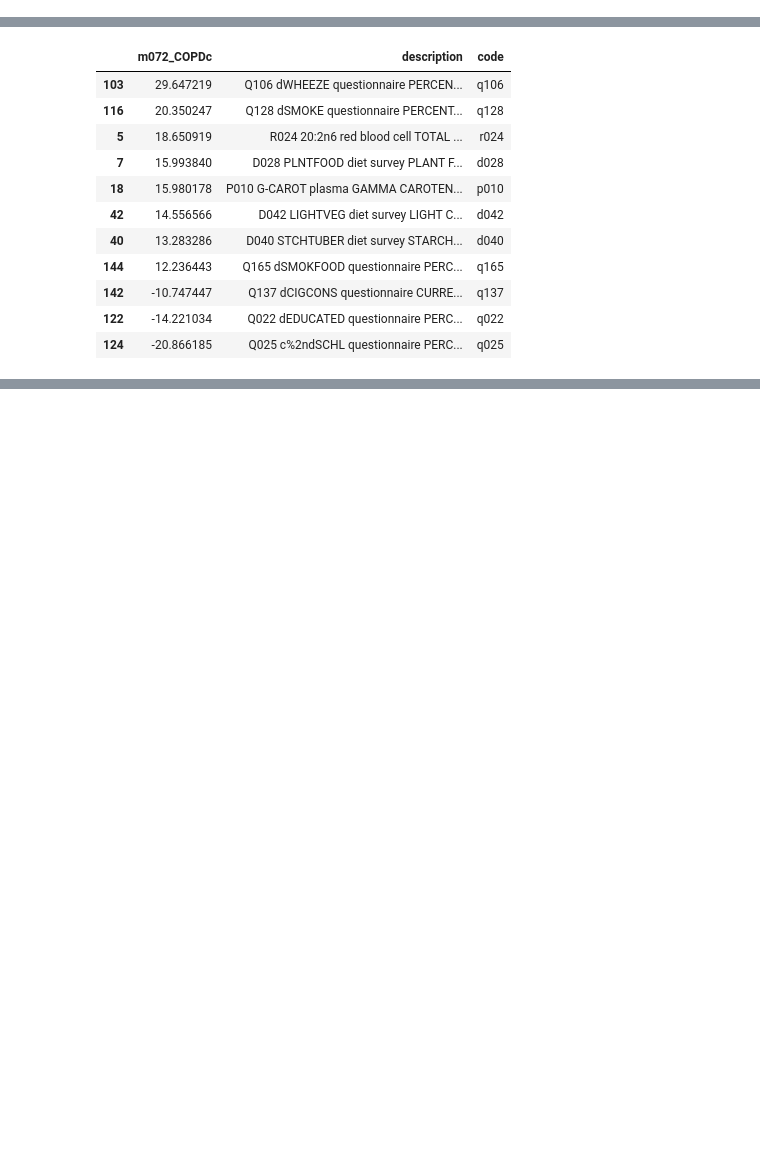
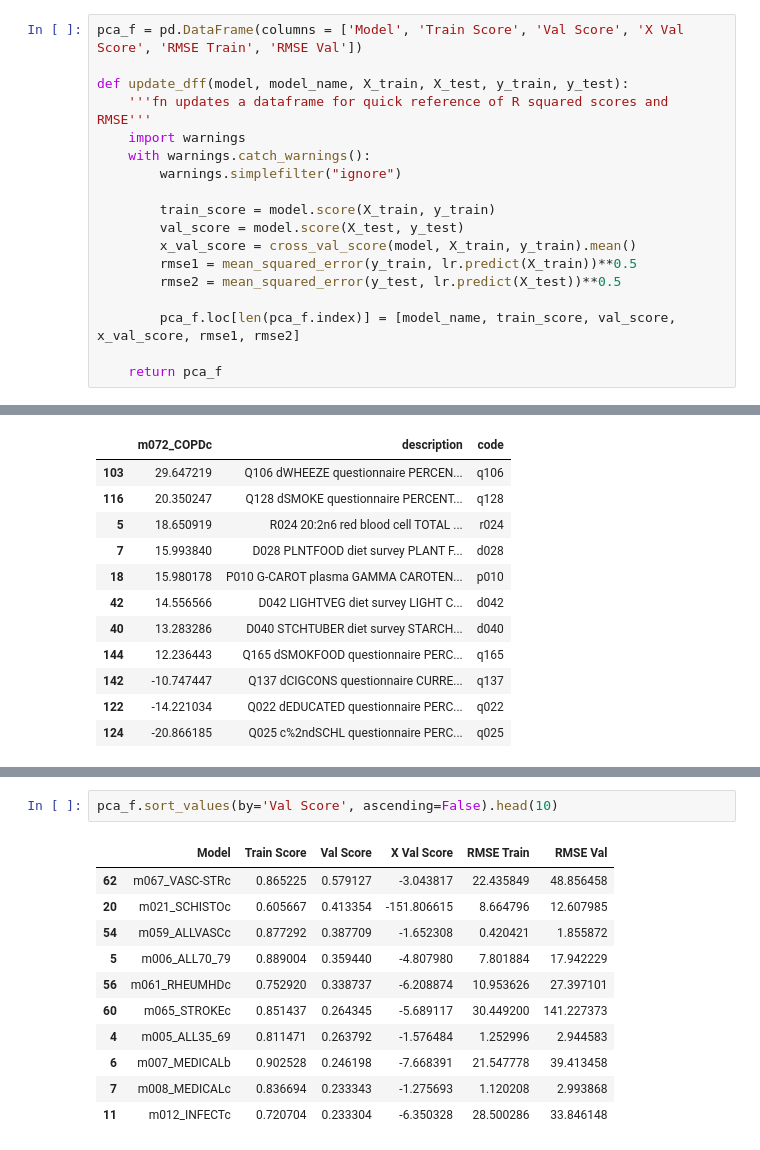
Before and after one commit to colbytse/community_health_project, a Jupyter notebook: modeling-ct.ipynb, the cells around one changed output, grey strips where cells are left out. Drawn from its saved outputs; the diff is of its cells as text; blank space fills up the shorter version.

```diff
--- a/modeling-ct.ipynb
+++ b/modeling-ct.ipynb
@@ -35,0 +72,18 @@ def update_df(model, model_name):
+# %%
+pca_f = pd.DataFrame(columns = ['Model', 'Train Score', 'Val Score', 'X Val Score', 'RMSE Train', 'RMSE Val'])
+
+def update_dff(model, model_name, X_train, X_test, y_train, y_test):
+    '''fn updates a dataframe for quick reference of R squared scores and RMSE'''
+    import warnings
+    with warnings.catch_warnings():
+        warnings.simplefilter("ignore")
+
+        train_score = model.score(X_train, y_train)
+        val_score = model.score(X_test, y_test)
+        x_val_score = cross_val_score(model, X_train, y_train).mean()
+        rmse1 = mean_squared_error(y_train, lr.predict(X_train))**0.5
+        rmse2 = mean_squared_error(y_test, lr.predict(X_test))**0.5
+
+        pca_f.loc[len(pca_f.index)] = [model_name, train_score, val_score, x_val_score, rmse1, rmse2]
+
+    return pca_f
@@ -520,0 +885,14 @@ score_df[['m072_COPDc', 'description', 'code']][np.abs(score_df['m072_COPDc']) >
+# %%
+pca_f.sort_values(by='Val Score', ascending=False).head(10)
+# %% [output]
+|  | Model | Train Score | Val Score | X Val Score | RMSE Train | RMSE Val |
+| 62 | m067_VASC-STRc | 0.865225 | 0.579127 | -3.043817 | 22.435849 | 48.856458 |
+| 20 | m021_SCHISTOc | 0.605667 | 0.413354 | -151.806615 | 8.664796 | 12.607985 |
+| 54 | m059_ALLVASCc | 0.877292 | 0.387709 | -1.652308 | 0.420421 | 1.855872 |
+| 5 | m006_ALL70_79 | 0.889004 | 0.359440 | -4.807980 | 7.801884 | 17.942229 |
+| 56 | m061_RHEUMHDc | 0.752920 | 0.338737 | -6.208874 | 10.953626 | 27.397101 |
+| 60 | m065_STROKEc | 0.851437 | 0.264345 | -5.689117 | 30.449200 | 141.227373 |
+| 4 | m005_ALL35_69 | 0.811471 | 0.263792 | -1.576484 | 1.252996 | 2.944583 |
+| 6 | m007_MEDICALb | 0.902528 | 0.246198 | -7.668391 | 21.547778 | 39.413458 |
+| 7 | m008_MEDICALc | 0.836694 | 0.233343 | -1.275693 | 1.120208 | 2.993868 |
+| 11 | m012_INFECTc | 0.720704 | 0.233304 | -6.350328 | 28.500286 | 33.846148 |
```
Also changed, not shown: parts of 41 cells of this notebook.
